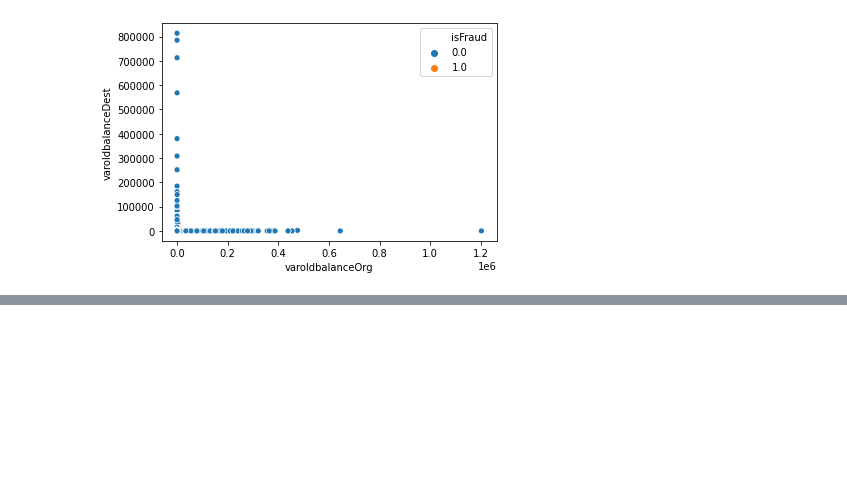
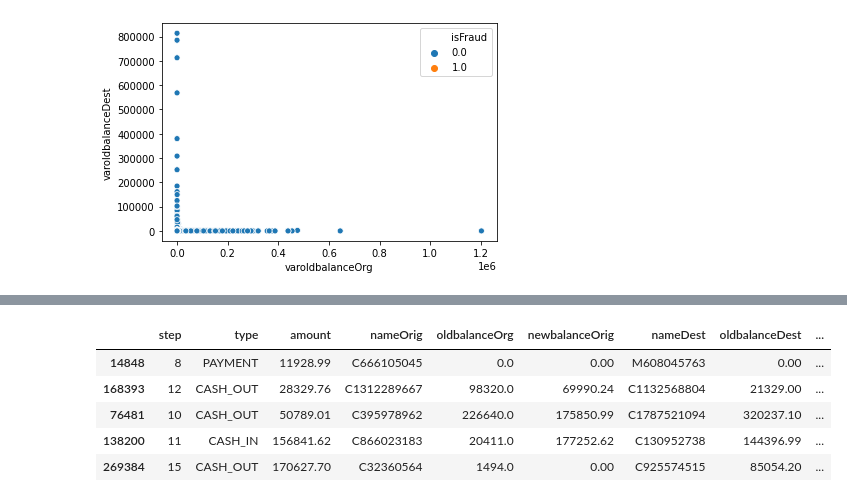
Before and after one commit to nilberthsouza/Synthetic-Financial-Datasets-For-Fraud-Detection, a Jupyter notebook: edaTheseAndModel.ipynb, the cells around one changed output, grey strips where cells are left out. Saved outputs shown, nothing was run; the diff lists cells and outputs as text; code cells hidden in the pictures; blank space fills up the shorter version.

```diff
--- a/edaTheseAndModel.ipynb
+++ b/edaTheseAndModel.ipynb
@@ -127,0 +143,3 @@ dtype: object
+# %%
+df.drop(['nameDest'],axis=1,inplace=True)
+df.head()
@@ -194,3 +225,17 @@ dtype: object
+# %%
+
+from category_encoders.one_hot import OneHotEncoder
+
+enc = OneHotEncoder(cols=['type'], use_cat_names=True)
+enc.fit(df)
+df_ohe = enc.transform(df)
+# %% [output]
+|  | step | type | amount | nameOrig | oldbalanceOrg | newbalanceOrig | nameDest | oldbalanceDest | ... |
+| 14848 | 8 | PAYMENT | 11928.99 | C666105045 | 0.0 | 0.00 | M608045763 | 0.00 | ... |
+| 168393 | 12 | CASH_OUT | 28329.76 | C1312289667 | 98320.0 | 69990.24 | C1132568804 | 21329.00 | ... |
+| 76481 | 10 | CASH_OUT | 50789.01 | C395978962 | 226640.0 | 175850.99 | C1787521094 | 320237.10 | ... |
+| 138200 | 11 | CASH_IN | 156841.62 | C866023183 | 20411.0 | 177252.62 | C130952738 | 144396.99 | ... |
+| 269384 | 15 | CASH_OUT | 170627.70 | C32360564 | 1494.0 | 0.00 | C925574515 | 85054.20 | ... |
 # %%
 from sklearn.linear_model import LogisticRegression
 
```
Also changed, not shown: parts of 25 cells of this notebook.
